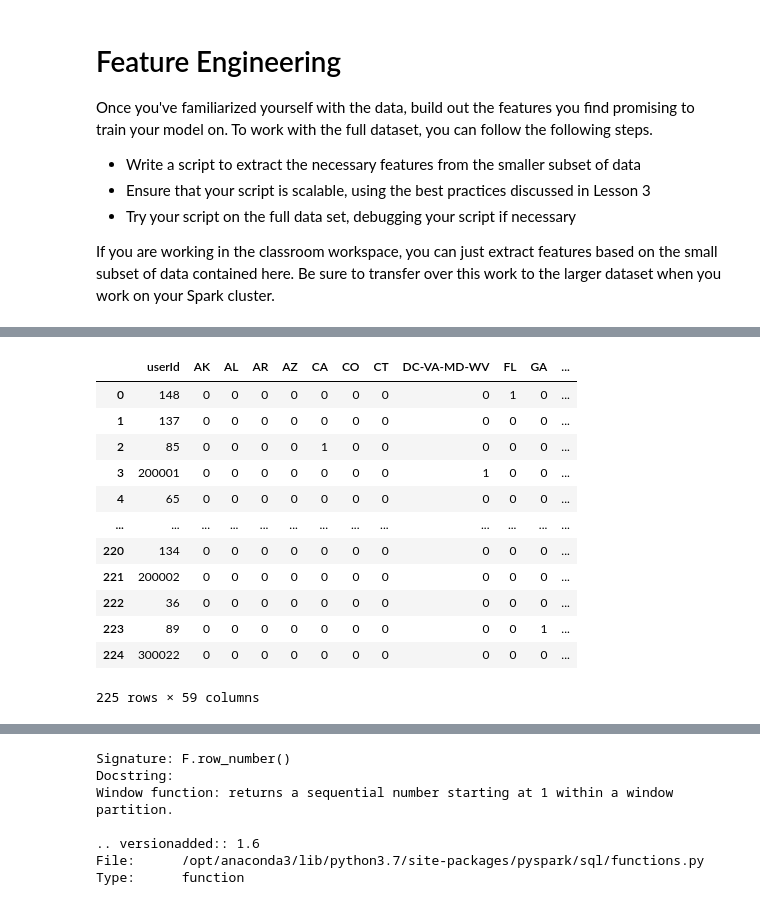
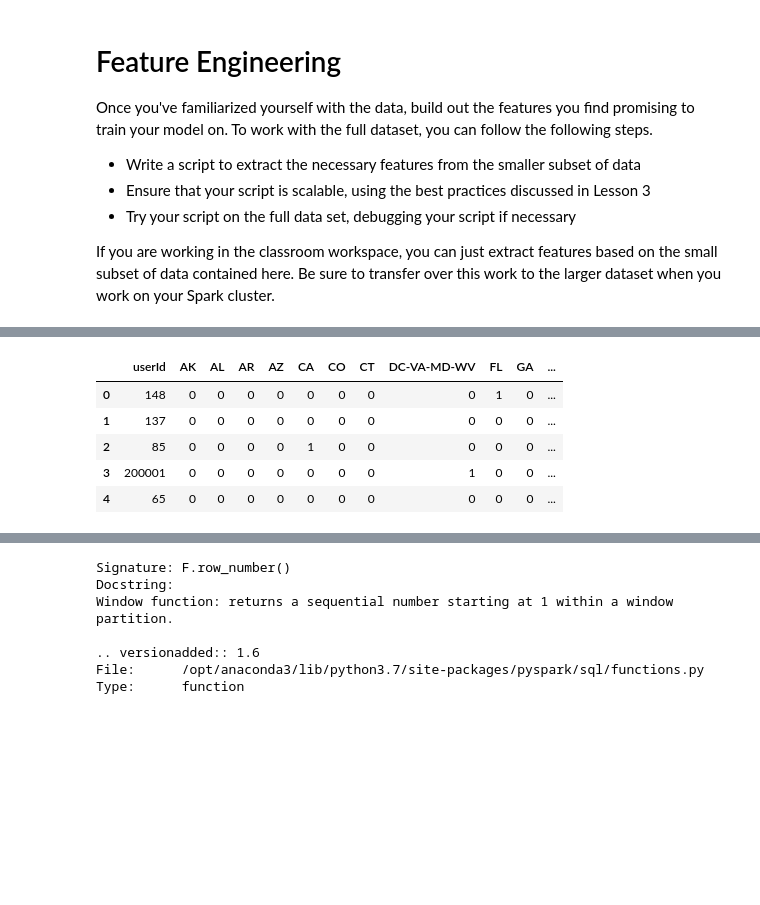
Before and after one commit to mwinterde/sparkify-capstone, a Jupyter notebook: Sparkify.ipynb, the cells around one changed output, grey strips where cells are left out. Cells and saved outputs as stored; diff of their text form; code cells hidden in the pictures; blank space fills up the shorter version.

```diff
--- a/Sparkify.ipynb
+++ b/Sparkify.ipynb
@@ -534,22 +501,17 @@ def get_metropolian_area_dummies(user_log):
     area_dummies = area_dummies.fillna(0)
 
     return area_dummies
-# %%
-get_metropolian_area_dummies(user_log_cleansed).toPandas()
-# %% [output]
-|  | userId | AK | AL | AR | AZ | CA | CO | CT | DC-VA-MD-WV | FL | GA | ... |
-| 0 | 148 | 0 | 0 | 0 | 0 | 0 | 0 | 0 | 0 | 1 | 0 | ... |
-| 1 | 137 | 0 | 0 | 0 | 0 | 0 | 0 | 0 | 0 | 0 | 0 | ... |
-| 2 | 85 | 0 | 0 | 0 | 0 | 1 | 0 | 0 | 0 | 0 | 0 | ... |
-| 3 | 200001 | 0 | 0 | 0 | 0 | 0 | 0 | 0 | 1 | 0 | 0 | ... |
-| 4 | 65 | 0 | 0 | 0 | 0 | 0 | 0 | 0 | 0 | 0 | 0 | ... |
-| ... | ... | ... | ... | ... | ... | ... | ... | ... | ... | ... | ... | ... |
-| 220 | 134 | 0 | 0 | 0 | 0 | 0 | 0 | 0 | 0 | 0 | 0 | ... |
-| 221 | 200002 | 0 | 0 | 0 | 0 | 0 | 0 | 0 | 0 | 0 | 0 | ... |
-| 222 | 36 | 0 | 0 | 0 | 0 | 0 | 0 | 0 | 0 | 0 | 0 | ... |
-| 223 | 89 | 0 | 0 | 0 | 0 | 0 | 0 | 0 | 0 | 0 | 1 | ... |
-| 224 | 300022 | 0 | 0 | 0 | 0 | 0 | 0 | 0 | 0 | 0 | 0 | ... |
-225 rows × 59 columns
+# %%
+metropolian_areas = get_metropolian_area_dummies(user_log_cleansed)
+# %%
+metropolian_areas.toPandas().head(5)
+# %% [output]
+|  | userId | AK | AL | AR | AZ | CA | CO | CT | DC-VA-MD-WV | FL | GA | ... |
+| 0 | 148 | 0 | 0 | 0 | 0 | 0 | 0 | 0 | 0 | 1 | 0 | ... |
+| 1 | 137 | 0 | 0 | 0 | 0 | 0 | 0 | 0 | 0 | 0 | 0 | ... |
+| 2 | 85 | 0 | 0 | 0 | 0 | 1 | 0 | 0 | 0 | 0 | 0 | ... |
+| 3 | 200001 | 0 | 0 | 0 | 0 | 0 | 0 | 0 | 1 | 0 | 0 | ... |
+| 4 | 65 | 0 | 0 | 0 | 0 | 0 | 0 | 0 | 0 | 0 | 0 | ... |
 # %%
 def get_device_dummies(user_log):
     """ Creates dataframe with dummies for the devices each user
```
Also changed, not shown: parts of 18 cells of this notebook.
